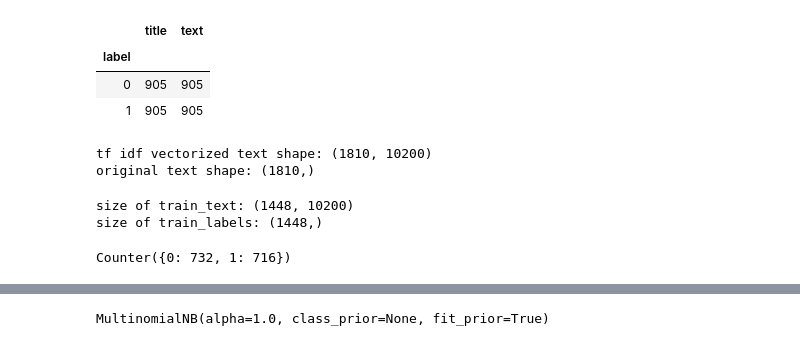
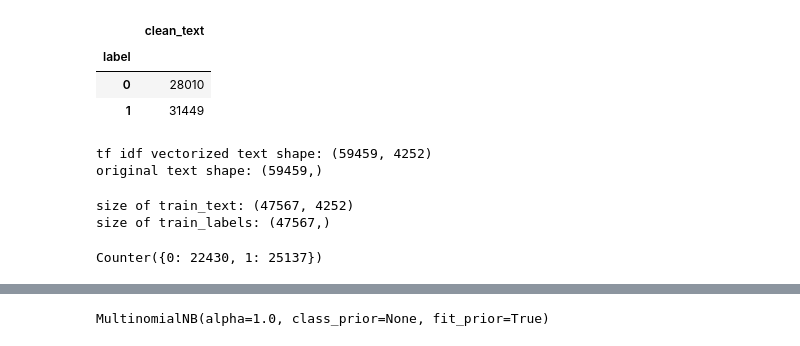
Before and after one commit to jpyneni3/Fake_News_Detector, a Jupyter notebook: Notebooks/NaiveBayes.ipynb, the cells around one changed output, grey strips where cells are left out. Drawn from its saved outputs; the diff is of its cells as text; code cells hidden in the pictures.

```diff
--- a/Notebooks/NaiveBayes.ipynb
+++ b/Notebooks/NaiveBayes.ipynb
@@ -91,0 +5,20 @@ df_grover.head()
+# %%
+file = "combined_{}.csv"
+dfs = []
+for i in range(3):
+    fp = file.format(i+1)
+    read = pd.read_csv(fp)
+    read = read[['label', 'clean_text']]
+    dfs.append(read)
+
+dfs[2] = dfs[2][:-13000]
+
+data = pd.concat(dfs)
+data.tail()
+data.reset_index(inplace=True, drop=True)
+print(data.shape)
+print(data[data.label == 1].shape[0], "Real")
+print(data[data.label == 0].shape[0], "Fake")
+
+data.dropna(inplace=True)
+data.head(10)
@@ -135,15 +53,14 @@ from sklearn.feature_extraction.text import TfidfVectorizer
 from sklearn.model_selection import train_test_split
 from sklearn.metrics import f1_score, accuracy_score, recall_score, precision_score
 # %%
-combined_text = combined['text'].values
-X_title =combined['title'].values
-labels = combined['label'].values
-combined.groupby('label').agg('count')
+combined_text = data['clean_text'].values
+labels = data['label'].values
+data.groupby('label').agg('count')
 # %% [output]
-|  | title | text |
-| label |  |  |
-| 0 | 905 | 905 |
-| 1 | 905 | 905 |
+|  | clean_text |
+| label |  |
+| 0 | 28010 |
+| 1 | 31449 |
 # %%
 tfidf = TfidfVectorizer(ngram_range=(1,2), max_df= 0.85, min_df= 0.01)
 # %%
@@ -152,9 +68,9 @@ combined_text = tfidf.fit_transform(combined_text)
 # %%
 print("tf idf vectorized text shape: {}".format(combined_text.shape))
-print("original text shape: {}".format(combined['text'].shape))
+print("original text shape: {}".format(data['clean_text'].shape))
 # %% [output]
-tf idf vectorized text shape: (1810, 10200)
-original text shape: (1810,)
+tf idf vectorized text shape: (59459, 4252)
+original text shape: (59459,)
 # %%
 train_text, test_text, train_labels, test_labels  = train_test_split(combined_text, labels, test_size=0.2)
 # %%
@@ -165,9 +81,9 @@ print("size of train_text: {}".format(train_text.shape))
 print("size of train_labels: {}".format(train_labels.shape))
 collections.Counter(train_labels)
 # %% [output]
-size of train_text: (1448, 10200)
-size of train_labels: (1448,)
+size of train_text: (47567, 4252)
+size of train_labels: (47567,)
-Counter({0: 732, 1: 716})
+Counter({0: 22430, 1: 25137})
 # %%
 print("size of test_text: {}".format(test_text.shape))
 
```
Also changed, not shown: parts of 32 cells of this notebook, 1 other file.
